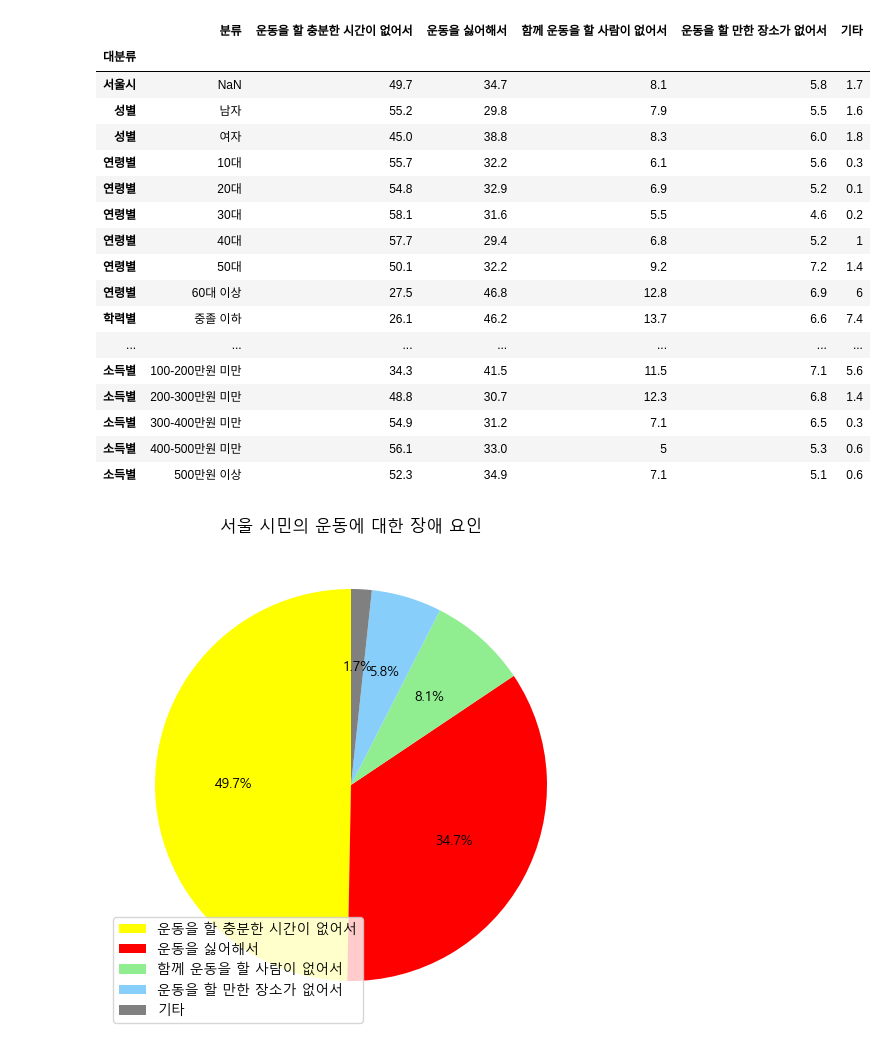
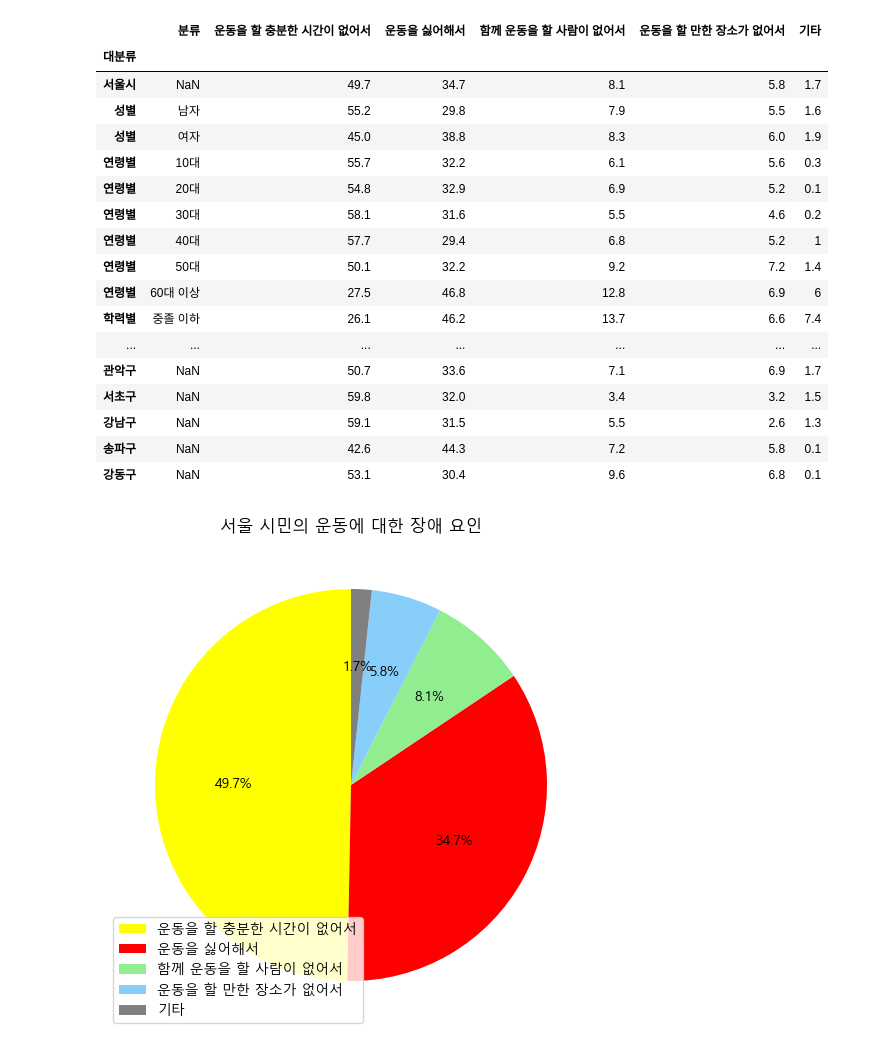
Before and after one commit to AlpacaMale/python_matplotlib, a Jupyter notebook: numpy.ipynb, the cells around one changed output. Cells and saved outputs as stored; diff of their text form; code cells hidden in the pictures.

```diff
--- a/numpy.ipynb
+++ b/numpy.ipynb
@@ -6,31 +7,31 @@ data = []
 # %%
 # csv 파일에서 읽어옴 기간은 어차피 전체가 2017년 데이터
 df = pd.read_csv(path_to_file).drop(columns=["기간"])
 
 # 엑셀의 머지된 셀을 csv로 받아온 데이터에서는 ffill로 채워줌
 df["대분류"] = df["대분류"].ffill()
 
 # 원하는 데이터만 슬라이싱
-df = df.set_index("대분류").loc["서울시":"소득별"]
+df = df.set_index("대분류")
 
 # column 순서 재배치
 df = df[
     [
         "분류",
         "운동을 할 충분한 시간이 없어서",
         "운동을 싫어해서",
         "함께 운동을 할 사람이 없어서",
         "운동을 할 만한 장소가 없어서",
         "기타",
     ]
 ]
 df
 # %% [output]
 |  | 분류 | 운동을 할 충분한 시간이 없어서 | 운동을 싫어해서 | 함께 운동을 할 사람이 없어서 | 운동을 할 만한 장소가 없어서 | 기타 |
 | 대분류 |  |  |  |  |  |  |
 | 서울시 | NaN | 49.7 | 34.7 | 8.1 | 5.8 | 1.7 |
 | 성별 | 남자 | 55.2 | 29.8 | 7.9 | 5.5 | 1.6 |
-| 성별 | 여자 | 45.0 | 38.8 | 8.3 | 6.0 | 1.8 |
+| 성별 | 여자 | 45.0 | 38.8 | 8.3 | 6.0 | 1.9 |
 | 연령별 | 10대 | 55.7 | 32.2 | 6.1 | 5.6 | 0.3 |
 | 연령별 | 20대 | 54.8 | 32.9 | 6.9 | 5.2 | 0.1 |
 | 연령별 | 30대 | 58.1 | 31.6 | 5.5 | 4.6 | 0.2 |
@@ -39,11 +40,11 @@ df
 | 연령별 | 60대 이상 | 27.5 | 46.8 | 12.8 | 6.9 | 6 |
 | 학력별 | 중졸 이하 | 26.1 | 46.2 | 13.7 | 6.6 | 7.4 |
 | ... | ... | ... | ... | ... | ... | ... |
-| 소득별 | 100-200만원 미만 | 34.3 | 41.5 | 11.5 | 7.1 | 5.6 |
-| 소득별 | 200-300만원 미만 | 48.8 | 30.7 | 12.3 | 6.8 | 1.4 |
-| 소득별 | 300-400만원 미만 | 54.9 | 31.2 | 7.1 | 6.5 | 0.3 |
-| 소득별 | 400-500만원 미만 | 56.1 | 33.0 | 5 | 5.3 | 0.6 |
-| 소득별 | 500만원 이상 | 52.3 | 34.9 | 7.1 | 5.1 | 0.6 |
+| 관악구 | NaN | 50.7 | 33.6 | 7.1 | 6.9 | 1.7 |
+| 서초구 | NaN | 59.8 | 32.0 | 3.4 | 3.2 | 1.5 |
+| 강남구 | NaN | 59.1 | 31.5 | 5.5 | 2.6 | 1.3 |
+| 송파구 | NaN | 42.6 | 44.3 | 7.2 | 5.8 | 0.1 |
+| 강동구 | NaN | 53.1 | 30.4 | 9.6 | 6.8 | 0.1 |
 # %%
 # 서울시 전체 데이터
 df_total = df.loc["서울시"].drop("분류")
```
Also changed, not shown: parts of 7 cells of this notebook, 8 other files.
